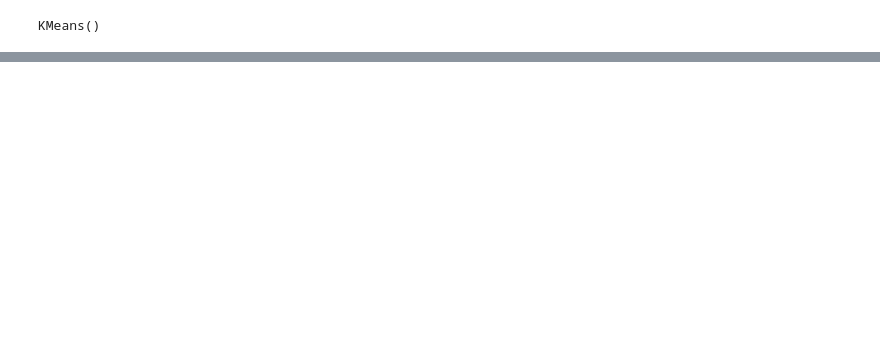
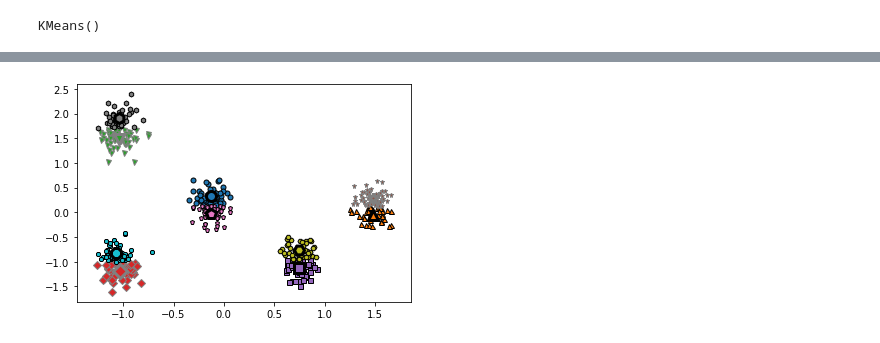
Before and after one commit to chan-Yung-Joo/Clustering, a Jupyter notebook: Clustering 실습.ipynb, the cells around one changed output, grey strips where cells are left out. Cells and saved outputs as stored; diff of their text form; code cells hidden in the pictures; blank space fills up the shorter version.

```diff
--- a/Clustering 실습.ipynb
+++ b/Clustering 실습.ipynb
@@ -100,0 +184,7 @@ KMeans()
+# %%
+mglearn.discrete_scatter(WellSeparated['X'], WellSeparated['Y'], Kmeans_Clustering2.labels_ , s=5);
+mglearn.discrete_scatter(Kmeans_Clustering2.cluster_centers_[:,0],
+                        Kmeans_Clustering2.cluster_centers_[:,1], list(range(10)),
+                        markeredgewidth=3, s= 10);
+# %% [output]
+[figure, added]
```
Also changed, not shown: parts of 46 cells of this notebook.
